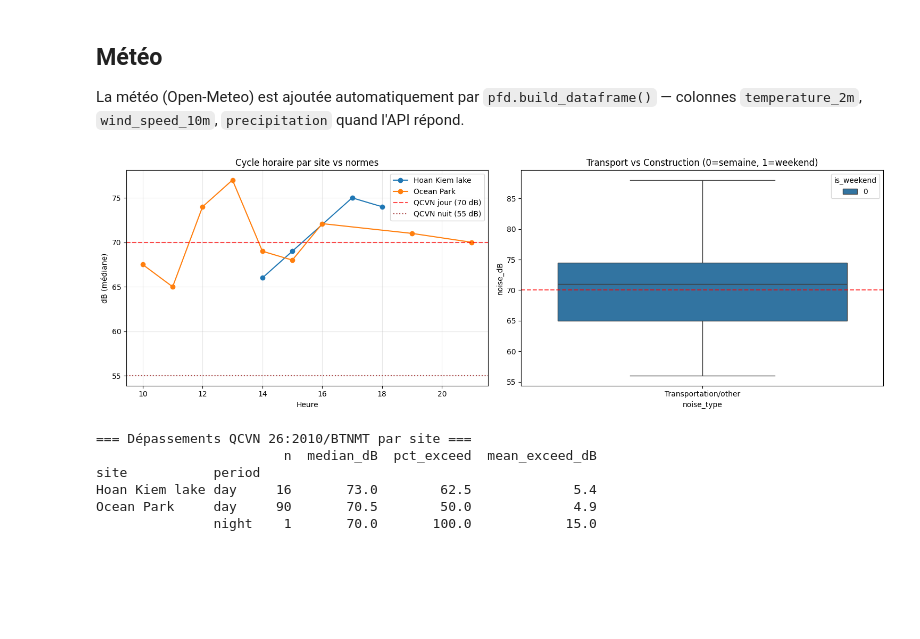
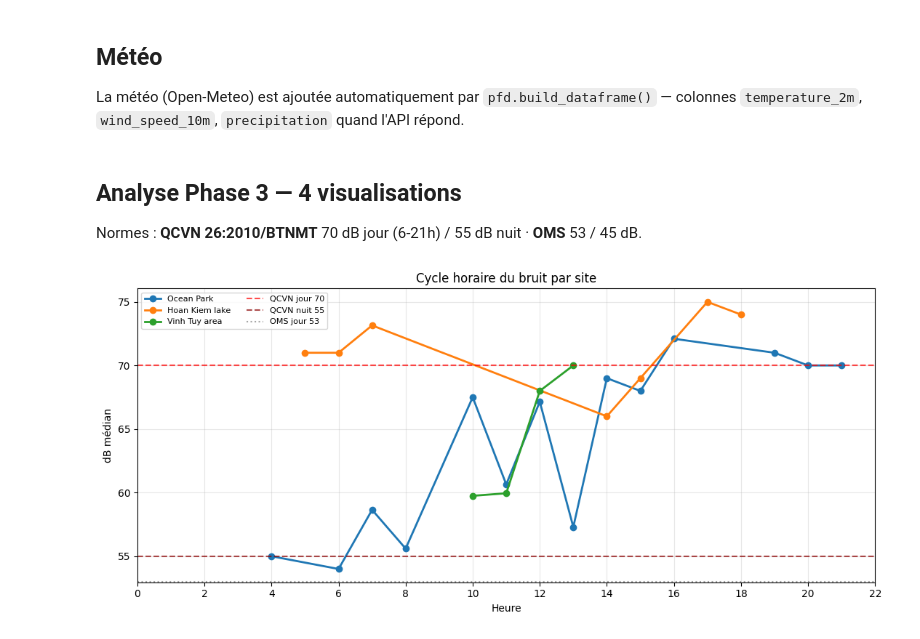
Before and after one commit to Colauz/noise-modelling-hanoi, a Jupyter notebook: notebooks/07_hanoi_field_data.ipynb, the cells around one changed output. Cells and saved outputs as stored; diff of their text form; code cells hidden in the pictures; blank space fills up the shorter version.

Commit message:
analyses phase 3 dans notebook 07 + modele sur 220 points

```diff
--- a/notebooks/07_hanoi_field_data.ipynb
+++ b/notebooks/07_hanoi_field_data.ipynb
@@ -39,51 +39,23 @@ df[['timestamp', 'site', 'collector', 'noise_dB', 'dist_to_road', 'mic_to_source
 
 La météo (Open-Meteo) est ajoutée automatiquement par `pfd.build_dataframe()` —
 colonnes `temperature_2m`, `wind_speed_10m`, `precipitation` quand l'API répond.
-# %%
-# Time-series par site : cycle horaire (médiane + IQR, comme la Fig. 9 du papier)
-fig, axes = plt.subplots(1, 2, figsize=(15, 5))
-
-for site, g in df.groupby('site'):
-    h = g.groupby('hour')['noise_dB'].median()
-    axes[0].plot(h.index, h.values, marker='o', label=site)
-axes[0].axhline(70, color='red', linestyle='--', alpha=0.7, label='QCVN jour (70 dB)')
-axes[0].axhline(55, color='darkred', linestyle=':', alpha=0.7, label='QCVN nuit (55 dB)')
-axes[0].set_xlabel('Heure'); axes[0].set_ylabel('dB (médiane)')
-axes[0].set_title('Cycle horaire par site vs normes')
-axes[0].legend(); axes[0].grid(alpha=0.3)
-
-# Transport vs construction (demandé par le plan)
-df['noise_type'] = np.where(df['class'] == 'construction_site', 'Construction', 'Transportation/other')
-sns.boxplot(data=df, x='noise_type', y='noise_dB', hue='is_weekend', ax=axes[1])
-axes[1].axhline(70, color='red', linestyle='--', alpha=0.7)
-axes[1].set_title('Transport vs Construction (0=semaine, 1=weekend)')
-
-plt.tight_layout()
-plt.savefig('../outputs/maps/hanoi_phase3_analysis.png', dpi=150)
-plt.show()
-# %% [output]
-[figure, removed]
+# %% [markdown]
+## Analyse Phase 3 — 4 visualisations
+
+Normes : **QCVN 26:2010/BTNMT** 70 dB jour (6-21h) / 55 dB nuit · **OMS** 53 / 45 dB.
 # %%
-# Dépassements de normes : fréquence et sévérité (demandé par le plan)
-df['period'] = np.where((df['hour'] >= 21) | (df['hour'] < 6), 'night', 'day')
-df['qcvn_limit'] = np.where(df['period'] == 'day', 70, 55)
-df['exceeds_qcvn'] = df['noise_dB'] > df['qcvn_limit']
-df['exceed_by'] = (df['noise_dB'] - df['qcvn_limit']).clip(lower=0)
-
-summary = df.groupby(['site', 'period']).agg(
-    n=('noise_dB', 'count'),
-    median_dB=('noise_dB', 'median'),
-    pct_exceed=('exceeds_qcvn', lambda x: 100 * x.mean()),
-    mean_exceed_dB=('exceed_by', lambda x: x[x > 0].mean()),
-).round(1)
-print('=== Dépassements QCVN 26:2010/BTNMT par site ===')
-print(summary)
-summary.to_csv('../outputs/hanoi_exceedances.csv')
+# === Tâche 1a : cycle horaire par site (patterns sur une journée) ===
+QCVN_D, QCVN_N, WHO_D, WHO_N = 70, 55, 53, 45
+fig, ax = plt.subplots(figsize=(11, 5))
+for s in df.site.unique():
+    g = df[df.site == s].groupby('hour')['noise_dB'].median()
+    ax.plot(g.index, g.values, marker='o', lw=2, label=s)
+ax.axhline(QCVN_D, ls='--', c='red', alpha=.7, label='QCVN jour 70')
+ax.axhline(QCVN_N, ls='--', c='darkred', alpha=.7, label='QCVN nuit 55')
+ax.axhline(WHO_D, ls=':', c='gray', alpha=.7, label='OMS jour 53')
+ax.set_xlabel('Heure'); ax.set_ylabel('dB médian'); ax.set_xticks(range(0, 24, 2))
+ax.set_title('Cycle horaire du bruit par site'); ax.legend(fontsize=8, ncol=2); ax.grid(alpha=.3)
+plt.tight_layout(); plt.savefig('../outputs/maps/analyse_1_horaire.png', dpi=130); plt.show()
 # %% [output]
-=== Dépassements QCVN 26:2010/BTNMT par site ===
-                        n  median_dB  pct_exceed  mean_exceed_dB
-site           period
-Hoan Kiem lake day     16       73.0        62.5             5.4
-Ocean Park     day     90       70.5        50.0             4.9
-               night    1       70.0       100.0            15.0
+[figure, added]
 # %%
```
Also changed, not shown: parts of 6 cells of this notebook, 11 other files.
